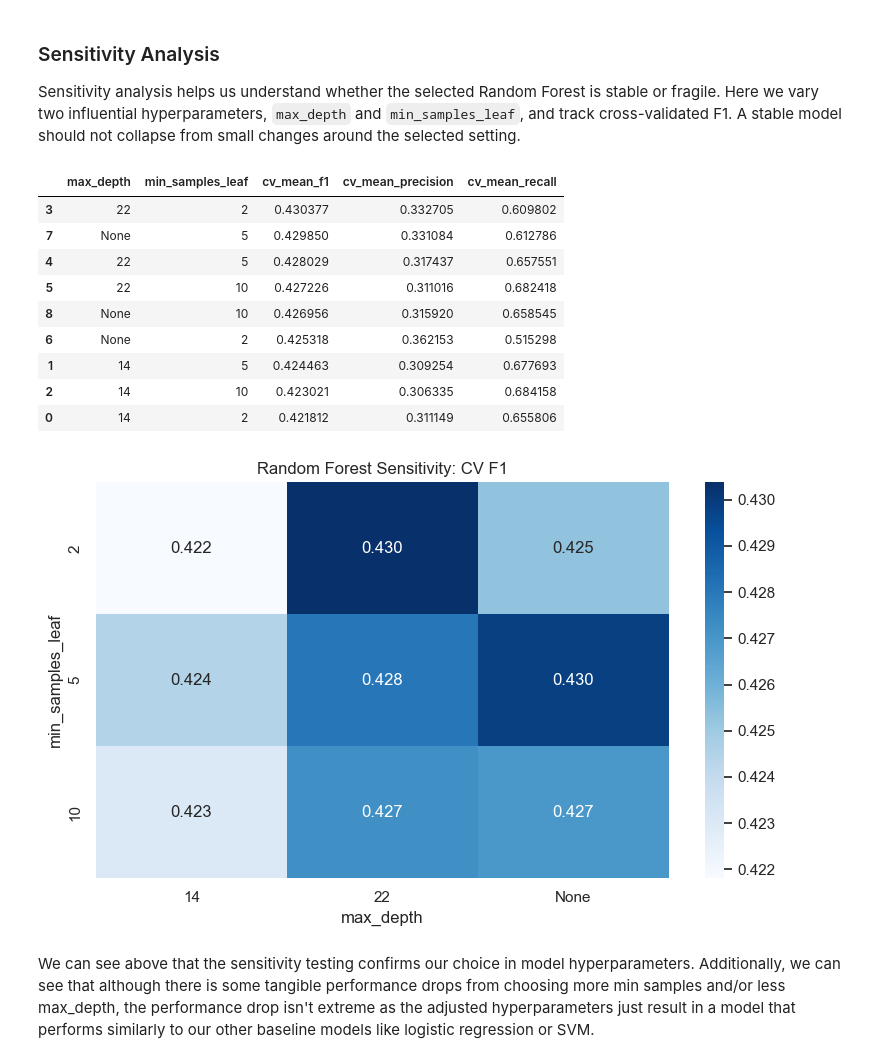
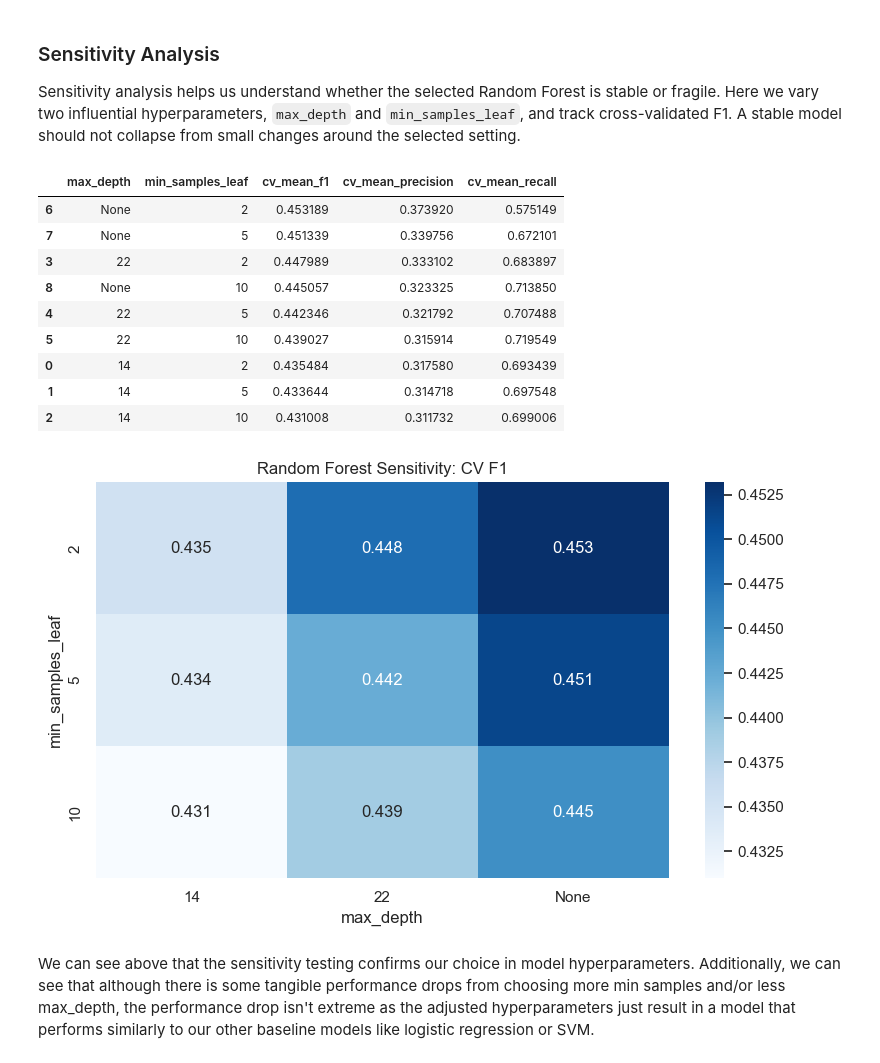
Before and after one commit to n-tamm/cfpb_mortgage_complaints, a Jupyter notebook: notebooks/04_supervised_model_evaluation_final_clean.ipynb, the cells around one changed output. Drawn from its saved outputs; the diff is of its cells as text; code cells hidden in the pictures.

```diff
--- a/notebooks/04_supervised_model_evaluation_final_clean.ipynb
+++ b/notebooks/04_supervised_model_evaluation_final_clean.ipynb
@@ -81,7 +81,7 @@ OUTPUT_TABLES_DIR.mkdir(exist_ok=True)
 
 RANDOM_STATE = 42
 CV_FOLDS = 5
-FAST_CV_FOLDS = 3
+FAST_CV_FOLDS = 5
 MAX_MODEL_ROWS = 120000
 N_JOBS = min(4, max(1, (os.cpu_count() or 2) - 1))
 
@@ -509,7 +509,7 @@ We can see above that the ablation confirms the information we found in our perm
 Sensitivity analysis helps us understand whether the selected Random Forest is stable or fragile. Here we vary two influential hyperparameters, `max_depth` and `min_samples_leaf`, and track cross-validated F1. A stable model should not collapse from small changes around the selected setting.
 # %%
 sensitivity_rows = []
-sensitivity_train_df = train_df.sample(n=min(25000, len(train_df)), random_state=RANDOM_STATE)
+sensitivity_train_df = train_df
 sensitivity_y = sensitivity_train_df[target_col]
 for max_depth in [14, 22, None]:
     for min_samples_leaf in [2, 5, 10]:
@@ -525,43 +525,43 @@ for max_depth in [14, 22, None]:
             sensitivity_y,
             scoring={"f1": "f1", "recall": "recall", "precision": "precision"},
             cv=fast_cv,
             n_jobs=N_JOBS,
             return_train_score=False,
         )
         sensitivity_rows.append(
             {
                 "max_depth": str(max_depth),
                 "min_samples_leaf": min_samples_leaf,
                 "cv_mean_f1": scores["test_f1"].mean(),
                 "cv_mean_precision": scores["test_precision"].mean(),
                 "cv_mean_recall": scores["test_recall"].mean(),
             }
         )
 
 sensitivity_df = pd.DataFrame(sensitivity_rows).sort_values(["cv_mean_f1", "cv_mean_recall"], ascending=False)
 sensitivity_df.round(4).to_csv(OUTPUT_TABLES_DIR / "04_final_sensitivity_results_clean.csv", index=False)
 display(sensitivity_df)
 
 pivot_f1 = sensitivity_df.pivot(index="min_samples_leaf", columns="max_depth", values="cv_mean_f1")
 plt.figure(figsize=(8, 5))
 sns.heatmap(pivot_f1, annot=True, fmt=".3f", cmap="Blues")
 plt.title("Random Forest Sensitivity: CV F1")
 plt.ylabel("min_samples_leaf")
 plt.xlabel("max_depth")
 plt.tight_layout()
 plt.savefig(VISUALS_DIR / "04_final_sensitivity_heatmap_clean.png", dpi=200, bbox_inches="tight")
 # %% [output]
 |  | max_depth | min_samples_leaf | cv_mean_f1 | cv_mean_precision | cv_mean_recall |
-| 3 | 22 | 2 | 0.430377 | 0.332705 | 0.609802 |
-| 7 | None | 5 | 0.429850 | 0.331084 | 0.612786 |
-| 4 | 22 | 5 | 0.428029 | 0.317437 | 0.657551 |
-| 5 | 22 | 10 | 0.427226 | 0.311016 | 0.682418 |
-| 8 | None | 10 | 0.426956 | 0.315920 | 0.658545 |
-| 6 | None | 2 | 0.425318 | 0.362153 | 0.515298 |
-| 1 | 14 | 5 | 0.424463 | 0.309254 | 0.677693 |
-| 2 | 14 | 10 | 0.423021 | 0.306335 | 0.684158 |
-| 0 | 14 | 2 | 0.421812 | 0.311149 | 0.655806 |
+| 6 | None | 2 | 0.453189 | 0.373920 | 0.575149 |
+| 7 | None | 5 | 0.451339 | 0.339756 | 0.672101 |
+| 3 | 22 | 2 | 0.447989 | 0.333102 | 0.683897 |
+| 8 | None | 10 | 0.445057 | 0.323325 | 0.713850 |
+| 4 | 22 | 5 | 0.442346 | 0.321792 | 0.707488 |
+| 5 | 22 | 10 | 0.439027 | 0.315914 | 0.719549 |
+| 0 | 14 | 2 | 0.435484 | 0.317580 | 0.693439 |
+| 1 | 14 | 5 | 0.433644 | 0.314718 | 0.697548 |
+| 2 | 14 | 10 | 0.431008 | 0.311732 | 0.699006 |
-[figure, old version]
+[figure, new version]
 # %% [markdown]
 We can see above that the sensitivity testing confirms our choice in model hyperparameters. Additionally, we can see that although there is some tangible performance drops from choosing more min samples and/or less max_depth, the performance drop isn't extreme as the adjusted hyperparameters just result in a model that performs similarly to our other baseline models like logistic regression or SVM.
 # %% [markdown]
```
Also changed, not shown: parts of 2 cells of this notebook, 20 other files.
